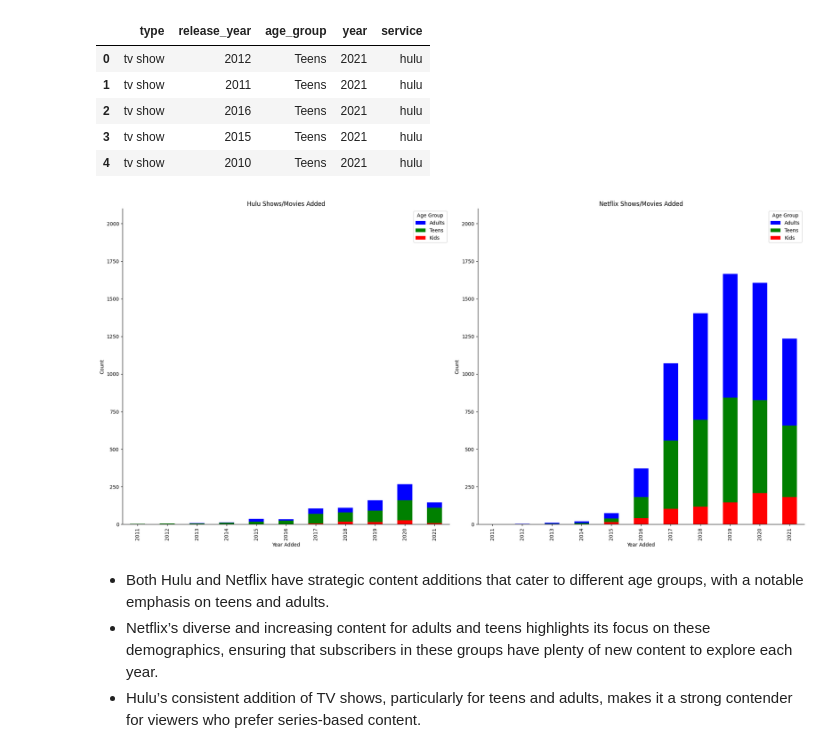
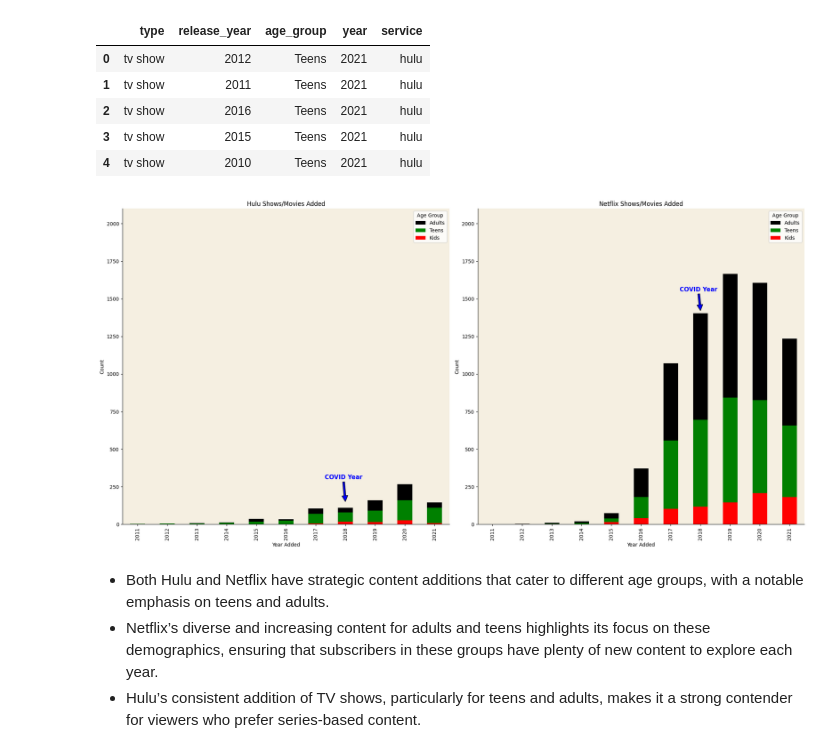
Before and after one commit to RickyMiura/Netflix-Hulu-EDA, a Jupyter notebook: victor_visuals.ipynb, the cells around one changed output. Drawn from its saved outputs; the diff is of its cells as text; code cells hidden in the pictures.

```diff
--- a/victor_visuals.ipynb
+++ b/victor_visuals.ipynb
@@ -171,7 +171,7 @@ year_added_age_group_hulu = year_added_age_group_hulu[desired_order]
 year_added_age_group_netflix = year_added_age_group_netflix[desired_order]
 
 # Define colors for each age group
-colors = ['red', 'green', 'blue']
+colors = ['red', 'green', 'black']
 
 # Plotting the charts
 fig, axes = plt.subplots(1, 2, figsize=(20, 10))
@@ -179,34 +179,47 @@ fig, axes = plt.subplots(1, 2, figsize=(20, 10))
 # Plot 1: Age group targeting by year shows/movies added to Hulu
 year_added_age_group_hulu.plot(kind='bar', stacked=True, ax=axes[0], color=colors)
 axes[0].set_title('Hulu Shows/Movies Added')
 axes[0].set_xlabel('Year Added')
 axes[0].set_ylabel('Count')
 axes[0].set_ylim(0, 2100)  # Set the y-axis limit
 axes[0].legend(title='Age Group')
+
 
 # Plot 2: Age group targeting by year shows/movies added to Netflix
 year_added_age_group_netflix.plot(kind='bar', stacked=True, ax=axes[1], color=colors)
 axes[1].set_title('Netflix Shows/Movies Added')
 axes[1].set_xlabel('Year Added')
 axes[1].set_ylabel('Count')
 axes[1].set_ylim(0, 2100)  # Set the y-axis limit
 axes[1].legend(title='Age Group')
 
 # Get rid of spines
 for ax in axes.flat:
     ax.spines['top'].set_visible(False)
     ax.spines['right'].set_visible(False)
+    ax.set_facecolor('#f5efe1')
 
 # Custom legend order
 for ax in axes.flat:
     handles, labels = ax.get_legend_handles_labels()
     order = [2, 1, 0]  # Adults, Teens, Kids
     ax.legend([handles[idx] for idx in order], [labels[idx] for idx in order], title='Age Group')
 
+
+# Annotate 2018 as COVID year
+axes[0].annotate('COVID Year', xy=(7, 150), xytext=(6.3, 300),
+                 arrowprops=dict(facecolor='blue', shrink=0.01),
+                 fontsize=12, color='blue', weight='bold')
+
+# Annotate 2018 as COVID year
+axes[1].annotate('COVID Year', xy=(7, 1420), xytext=(6.3, 1550),
+                 arrowprops=dict(facecolor='blue', shrink=0.01),
+                 fontsize=12, color='blue', weight='bold')
+
 plt.tight_layout()
 plt.show()
 # %% [output]
-[figure, old version]
+[figure, new version]
 # %% [markdown]
 * Both Hulu and Netflix have strategic content additions that cater to different age groups, with a notable emphasis on teens and adults.
 * Netflix’s diverse and increasing content for adults and teens highlights its focus on these demographics, ensuring that subscribers in these groups have plenty of new content to explore each year.
```
Also changed, not shown: parts of 1 cell of this notebook, 4 other files.
